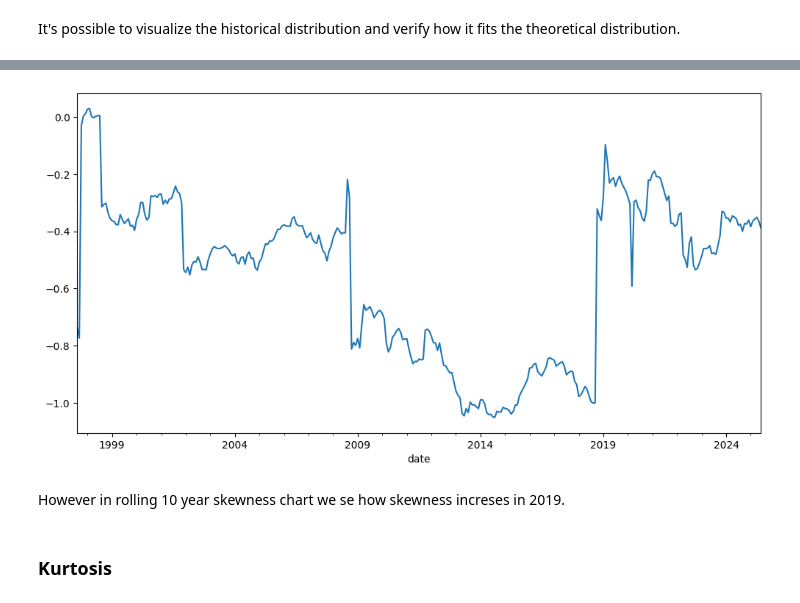
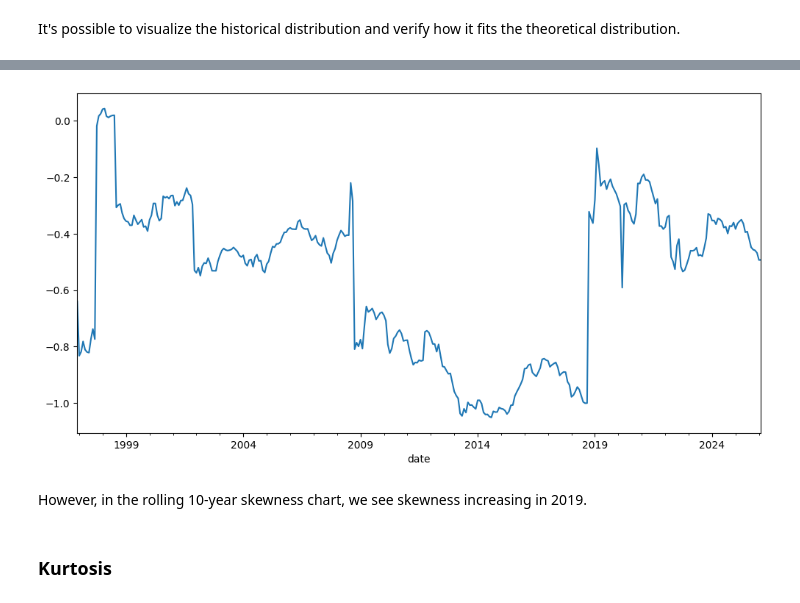
Before and after one commit to mbk-dev/okama, a Jupyter notebook: examples/08 backtesting distribution.ipynb, the cells around one changed output, grey strips where cells are left out. Saved outputs shown, nothing was run; the diff lists cells and outputs as text; code cells hidden in the pictures.

```diff
--- a/examples/08 backtesting distribution.ipynb
+++ b/examples/08 backtesting distribution.ipynb
@@ -122,9 +123,9 @@ It's interesting to see how the portfolio skewness gradually became slightly neg
 # %%
-pf.skewness_rolling(window=12 * 10).plot();
+pf.dcf.mc.skewness_rolling(window=12 * 10).plot();
 # %% [output]
-[figure, old version]
+[figure, new version]
 # %% [markdown]
-However in rolling 10 year skewness chart we se how skewness increses in 2019.
+However, in the rolling 10-year skewness chart, we see skewness increasing in 2019.
 # %% [markdown]
 ### Kurtosis
 # %% [markdown]
```
Also changed, not shown: parts of 57 cells of this notebook, 8 other files.
